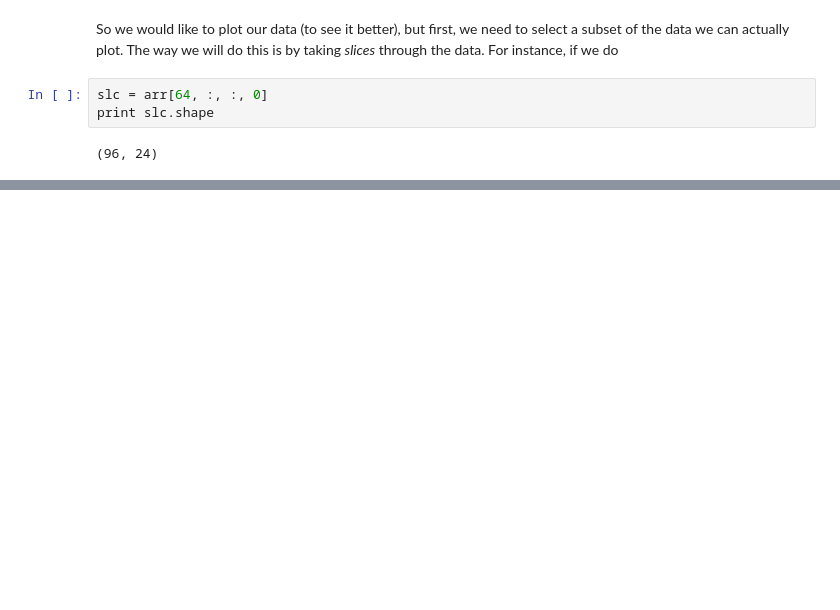
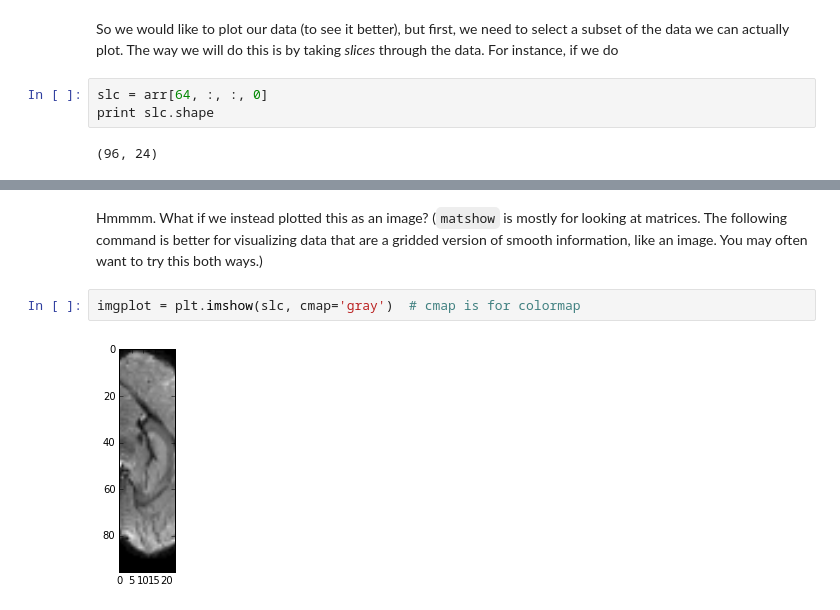
Before and after one commit to jmxpearson/DIBS_materials, a Jupyter notebook: python/Working with Array Data.ipynb, the cells around one changed output, grey strips where cells are left out. Saved outputs shown, nothing was run; the diff lists cells and outputs as text; blank space fills up the shorter version.

```diff
--- a/python/Working with Array Data.ipynb
+++ b/python/Working with Array Data.ipynb
@@ -80,0 +221,6 @@ Let's assume we have an array, $A$, with three dimensions, perhaps corresponding
+# %% [markdown]
+Hmmmm. What if we instead plotted this as an image? (`matshow` is mostly for looking at matrices. The following command is better for visualizing data that are a gridded version of smooth information, like an image. You may often want to try this both ways.)
+# %%
+imgplot = plt.imshow(slc, cmap='gray')  # cmap is for colormap
+# %% [output]
+[figure, added]
```
Also changed, not shown: parts of 45 cells of this notebook.
